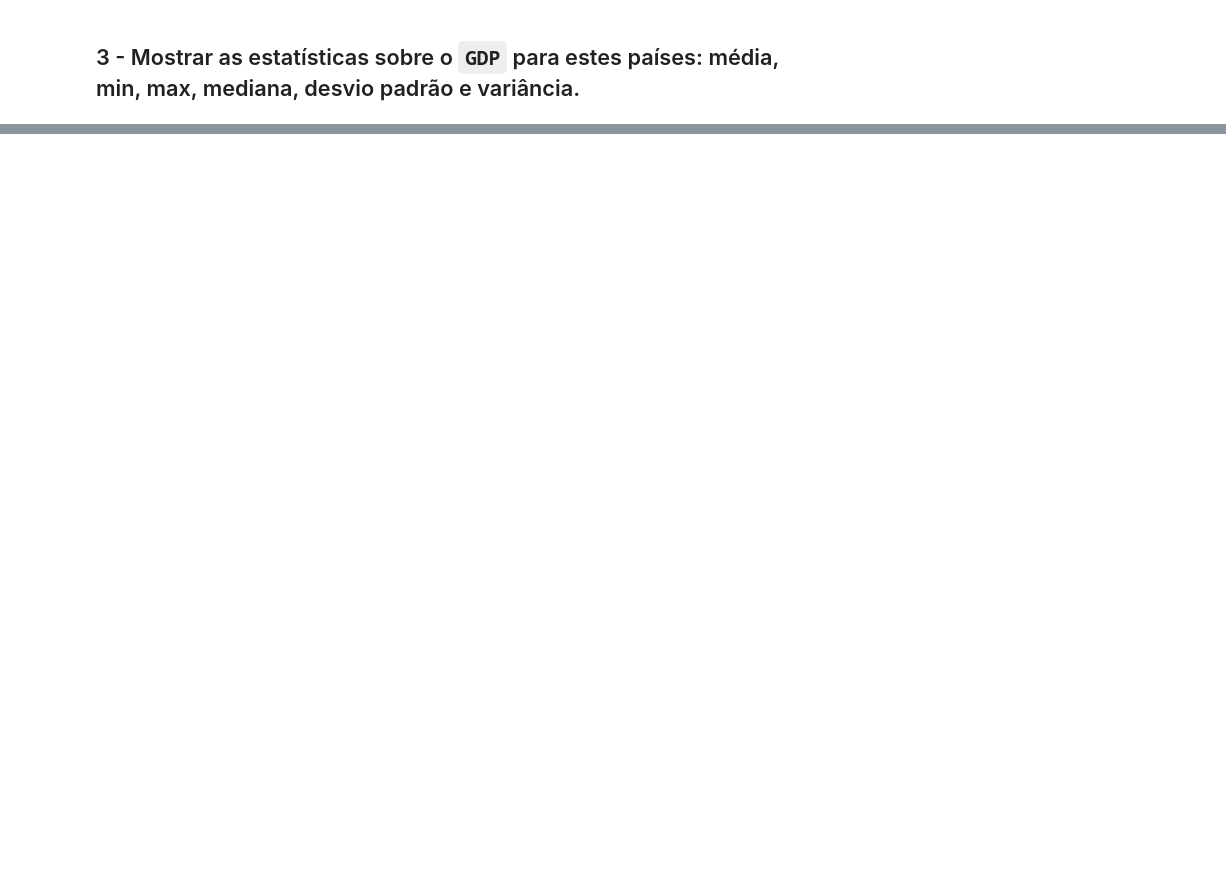
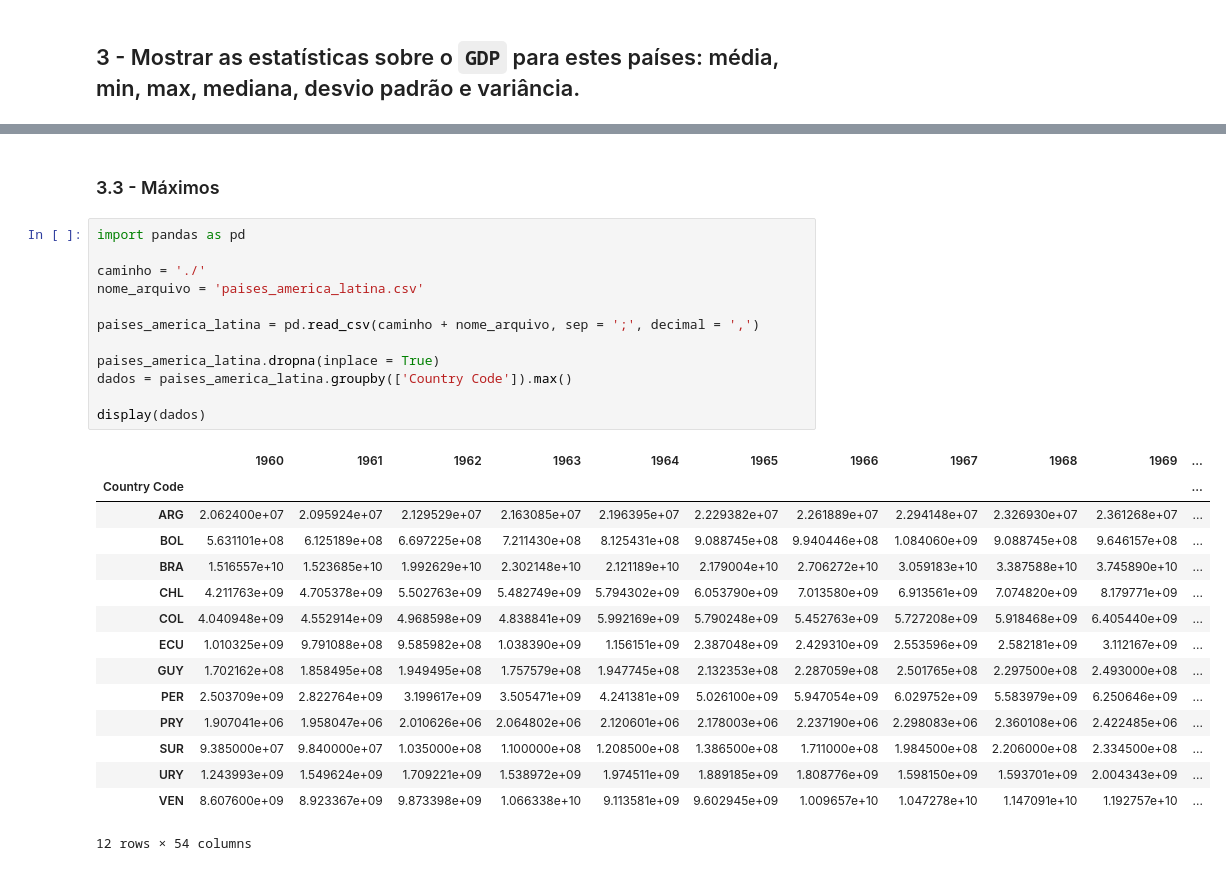
Before and after one commit to sganzerla/DPS852-Data-Science, a Jupyter notebook: T2-pre/EXERCICIO/exercicio.ipynb, the cells around one changed output, grey strips where cells are left out. Saved outputs shown, nothing was run; the diff lists cells and outputs as text; blank space fills up the shorter version.

```diff
--- a/T2-pre/EXERCICIO/exercicio.ipynb
+++ b/T2-pre/EXERCICIO/exercicio.ipynb
@@ -97,0 +155,30 @@ import pandas as pd
+# %% [markdown]
+### 3.3 - Máximos
+# %%
+import pandas as pd
+
+caminho = './'
+nome_arquivo = 'paises_america_latina.csv'
+
+paises_america_latina = pd.read_csv(caminho + nome_arquivo, sep = ';', decimal = ',')
+
+paises_america_latina.dropna(inplace = True)
+dados = paises_america_latina.groupby(['Country Code']).max()
+
+display(dados)
+# %% [output]
+|  | 1960 | 1961 | 1962 | 1963 | 1964 | 1965 | 1966 | 1967 | 1968 | 1969 | ... |
+| Country Code |  |  |  |  |  |  |  |  |  |  | ... |
+| ARG | 2.062400e+07 | 2.095924e+07 | 2.129529e+07 | 2.163085e+07 | 2.196395e+07 | 2.229382e+07 | 2.261889e+07 | 2.294148e+07 | 2.326930e+07 | 2.361268e+07 | ... |
+| BOL | 5.631101e+08 | 6.125189e+08 | 6.697225e+08 | 7.211430e+08 | 8.125431e+08 | 9.088745e+08 | 9.940446e+08 | 1.084060e+09 | 9.088745e+08 | 9.646157e+08 | ... |
+| BRA | 1.516557e+10 | 1.523685e+10 | 1.992629e+10 | 2.302148e+10 | 2.121189e+10 | 2.179004e+10 | 2.706272e+10 | 3.059183e+10 | 3.387588e+10 | 3.745890e+10 | ... |
+| CHL | 4.211763e+09 | 4.705378e+09 | 5.502763e+09 | 5.482749e+09 | 5.794302e+09 | 6.053790e+09 | 7.013580e+09 | 6.913561e+09 | 7.074820e+09 | 8.179771e+09 | ... |
+| COL | 4.040948e+09 | 4.552914e+09 | 4.968598e+09 | 4.838841e+09 | 5.992169e+09 | 5.790248e+09 | 5.452763e+09 | 5.727208e+09 | 5.918468e+09 | 6.405440e+09 | ... |
+| ECU | 1.010325e+09 | 9.791088e+08 | 9.585982e+08 | 1.038390e+09 | 1.156151e+09 | 2.387048e+09 | 2.429310e+09 | 2.553596e+09 | 2.582181e+09 | 3.112167e+09 | ... |
+| GUY | 1.702162e+08 | 1.858495e+08 | 1.949495e+08 | 1.757579e+08 | 1.947745e+08 | 2.132353e+08 | 2.287059e+08 | 2.501765e+08 | 2.297500e+08 | 2.493000e+08 | ... |
+| PER | 2.503709e+09 | 2.822764e+09 | 3.199617e+09 | 3.505471e+09 | 4.241381e+09 | 5.026100e+09 | 5.947054e+09 | 6.029752e+09 | 5.583979e+09 | 6.250646e+09 | ... |
+| PRY | 1.907041e+06 | 1.958047e+06 | 2.010626e+06 | 2.064802e+06 | 2.120601e+06 | 2.178003e+06 | 2.237190e+06 | 2.298083e+06 | 2.360108e+06 | 2.422485e+06 | ... |
+| SUR | 9.385000e+07 | 9.840000e+07 | 1.035000e+08 | 1.100000e+08 | 1.208500e+08 | 1.386500e+08 | 1.711000e+08 | 1.984500e+08 | 2.206000e+08 | 2.334500e+08 | ... |
+| URY | 1.243993e+09 | 1.549624e+09 | 1.709221e+09 | 1.538972e+09 | 1.974511e+09 | 1.889185e+09 | 1.808776e+09 | 1.598150e+09 | 1.593701e+09 | 2.004343e+09 | ... |
+| VEN | 8.607600e+09 | 8.923367e+09 | 9.873398e+09 | 1.066338e+10 | 9.113581e+09 | 9.602945e+09 | 1.009657e+10 | 1.047278e+10 | 1.147091e+10 | 1.192757e+10 | ... |
+12 rows × 54 columns
```
Also changed, not shown: parts of 12 cells of this notebook.
